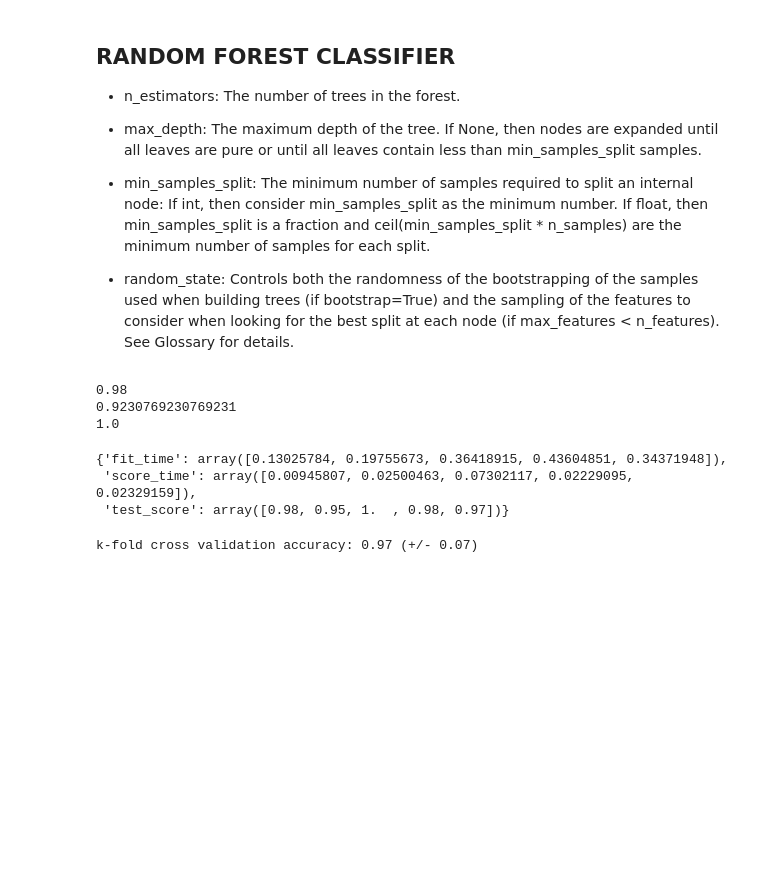
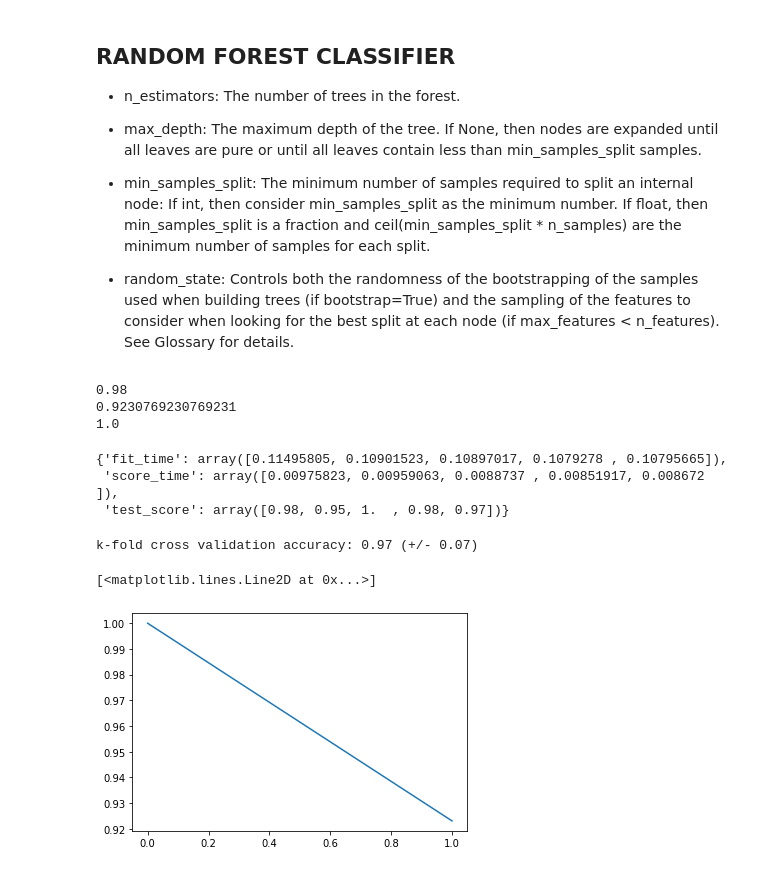
Before and after one commit to msadeqsirjani/eeg-based-epilepsy-detection, a Jupyter notebook: src/app.ipynb, the cells around one changed output. Drawn from its saved outputs; the diff is of its cells as text; code cells hidden in the pictures; blank space fills up the shorter version.

```diff
--- a/src/app.ipynb
+++ b/src/app.ipynb
@@ -643,9 +643,9 @@ The minimum number of samples required to split an internal node: If int, then c
 * random_state:
 Controls both the randomness of the bootstrapping of the samples used when building trees (if bootstrap=True) and the sampling of the features to consider when looking for the best split at each node (if max_features < n_features). See Glossary for details.
 # %%
-rf_clf = RandomForestClassifier(n_estimators=100, max_depth=2, random_state=0)
-rf_clf.fit(x_train, y_train)
-y_prediction = rf_clf.predict(x_test)
+clf = RandomForestClassifier(n_estimators=100, max_depth=2, random_state=0)
+clf.fit(x_train, y_train)
+y_prediction = clf.predict(x_test)
 
 print(accuracy_score(y_test, y_prediction))
 print(recall_score(y_test, y_prediction))
@@ -663,10 +663,10 @@ scoring = {
 }
 
 cv = KFold(n_splits=5, random_state=SEED, shuffle=True)
-cross_validate = cross_validate(estimator=rf_clf, X=new_x, y=y, cv=cv)
+cross_validate = cross_validate(estimator=clf, X=new_x, y=y, cv=cv)
 cross_validate
 # %% [output]
-{'fit_time': array([0.13025784, 0.19755673, 0.36418915, 0.43604851, 0.34371948]),
- 'score_time': array([0.00945807, 0.02500463, 0.07302117, 0.02229095, 0.02329159]),
+{'fit_time': array([0.11495805, 0.10901523, 0.10897017, 0.1079278 , 0.10795665]),
+ 'score_time': array([0.00975823, 0.00959063, 0.0088737 , 0.00851917, 0.008672  ]),
  'test_score': array([0.98, 0.95, 1.  , 0.98, 0.97])}
 # %%
@@ -674,3 +674,9 @@ scores = cross_val_score(rf_clf, new_x, y, cv=5)
 print("k-fold cross validation accuracy: %0.2f (+/- %0.2f)" % (scores.mean(), scores.std() * 2))
 # %% [output]
 k-fold cross validation accuracy: 0.97 (+/- 0.07)
+# %%
+#recall plot
+plt.plot(recall_score(y_test, y_prediction, average=None))
+# %% [output]
+[<matplotlib.lines.Line2D at 0x...>]
+[figure, added]
```
Also changed, not shown: parts of 14 cells of this notebook.
